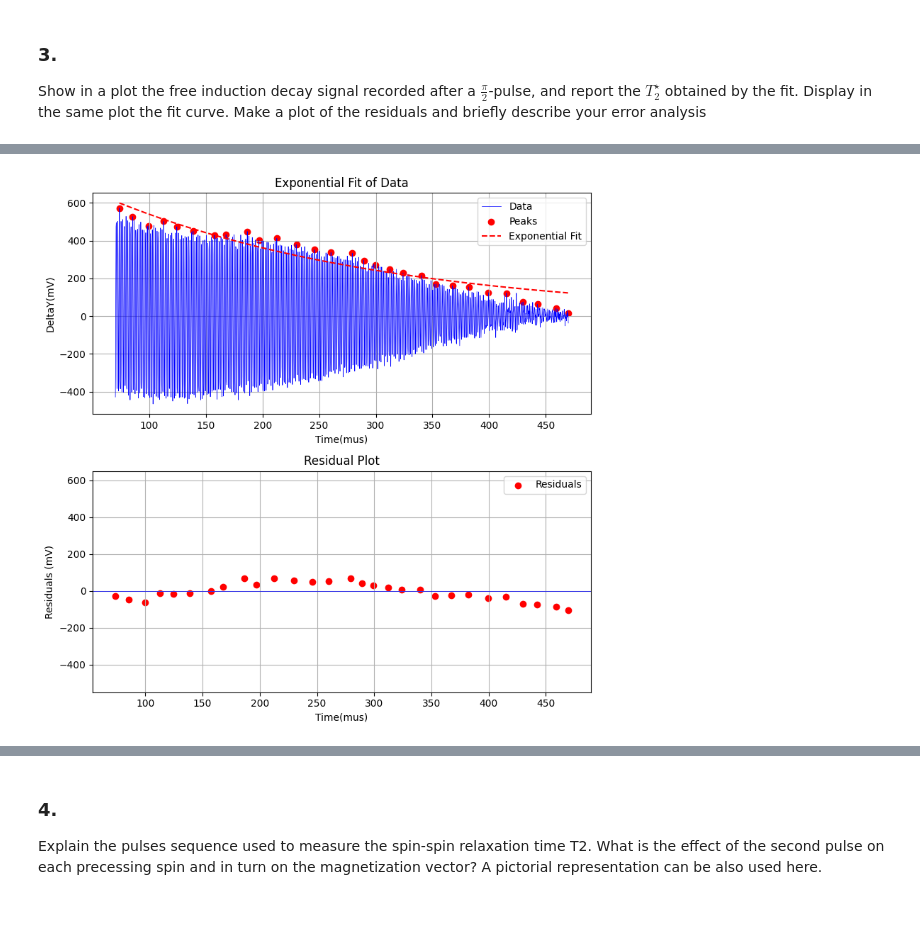
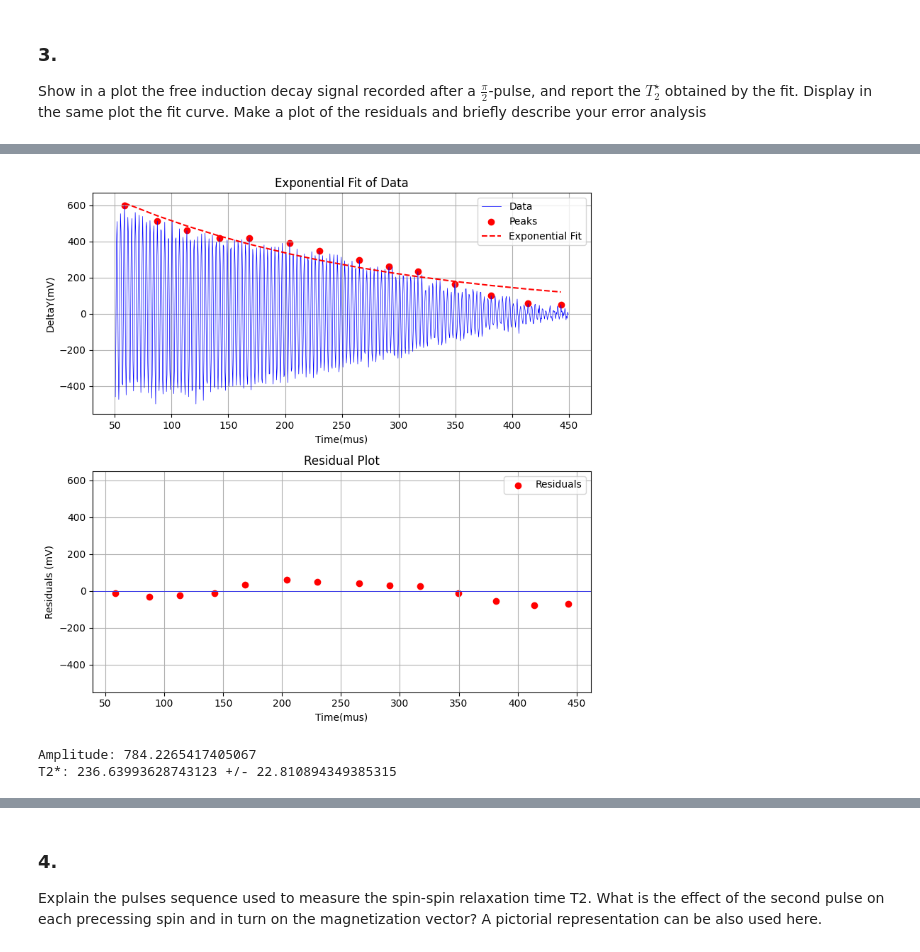
Before and after one commit to sdracia/Quantum-Hardware, a Jupyter notebook: project.ipynb, the cells around one changed output, grey strips where cells are left out. Cells and saved outputs as stored; diff of their text form; code cells hidden in the pictures; blank space fills up the shorter version.

```diff
--- a/project.ipynb
+++ b/project.ipynb
@@ -72,7 +89,7 @@ Show in a plot the free induction decay signal recorded after a $\frac{\pi}{2}$-
 def exponential_func(x, a, tau):
     return a * np.exp(-x / tau)
 
-fid_signal = pd.read_csv("File1/File1_fid.csv", skiprows=lambda x: x % 10 != 0, engine="python")
+fid_signal = pd.read_csv("File5/File5_fid.csv", skiprows= lambda x: x % 10 != 0, engine="python")
 fid_signal.iloc[:, 0] *= 10e5
 fid_signal.iloc[:, 1] *= 10e2
 fid_signal.columns = ["Time(mus)", "DeltaY(mV)"]
@@ -86,34 +103,39 @@ peaks = fid_signal.iloc[:, 1][peaks_ind]
 popt, pcov = curve_fit(exponential_func, x_peaks, peaks, p0=[600, 200])
 std_dev_T2 = np.sqrt(pcov[1, 1])
 
 # Plot the exponential fit on the first subplot
 axes[0].plot(fid_signal.iloc[:, 0], fid_signal.iloc[:, 1], label='Data', color = "blue", linewidth = 0.5)
 axes[0].scatter(x_peaks, peaks, label='Peaks', marker='o', color = "red")
 axes[0].plot(x_peaks, exponential_func(x_peaks, *popt), label='Exponential Fit', color = "red", linestyle='--')
 axes[0].set_xlabel("Time(mus)")
 axes[0].set_ylabel("DeltaY(mV)")
 axes[0].set_title('Exponential Fit of Data')
 axes[0].legend()
 axes[0].grid(True)
 
 # Calculate the fitted values and residuals
 fitted_values = exponential_func(x_peaks, *popt)
 residuals = peaks - fitted_values
 
 # Plot the residuals on the second subplot
 axes[1].scatter(x_peaks, residuals, label='Residuals', marker='o', color = 'r')
 axes[1].axhline(y=0, color='b', linestyle='-', linewidth=0.5)  # Add horizontal line at y=0 for reference
 axes[1].set_xlabel(fid_signal.columns[0])
 axes[1].set_ylabel('Residuals (mV)')
 axes[1].set_ylim([-550, 650])
 axes[1].set_title('Residual Plot')
 axes[1].legend()
 axes[1].grid(True)
 
 plt.tight_layout()
 plt.show()
+
+print(f"Amplitude: {popt[0]}")
+print(f"T2*: {popt[1]} +/- {std_dev_T2}")
 # %% [output]
-[figure, old version]
+[figure, new version]
+Amplitude: 784.2265417405067
+T2*: 236.63993628743123 +/- 22.810894349385315
 # %%
 # Define the function for exponential fit
 def exponential_func(x, a, tau):
```
Also changed, not shown: parts of 5 cells of this notebook, 8 other files.
